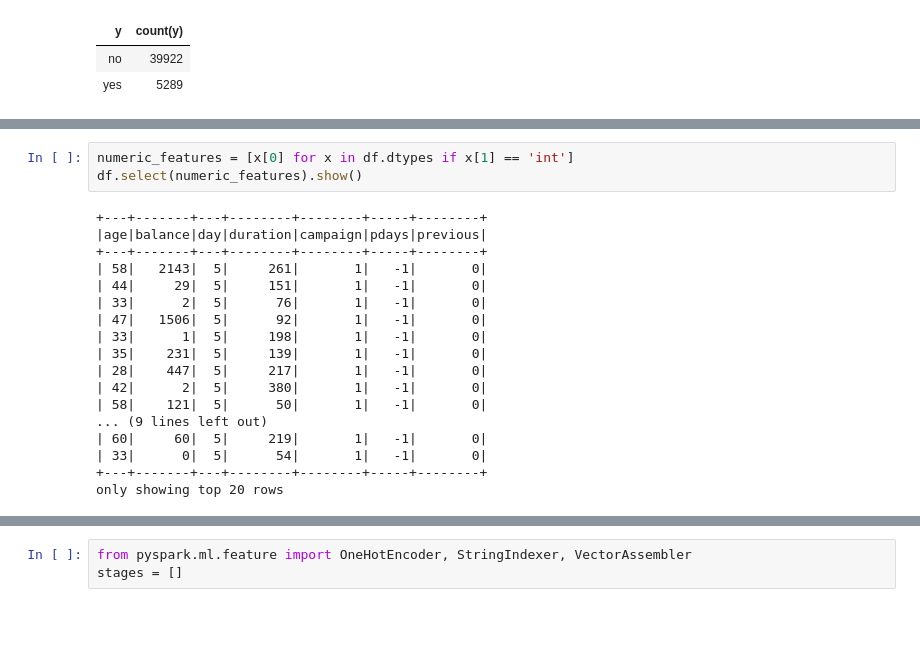
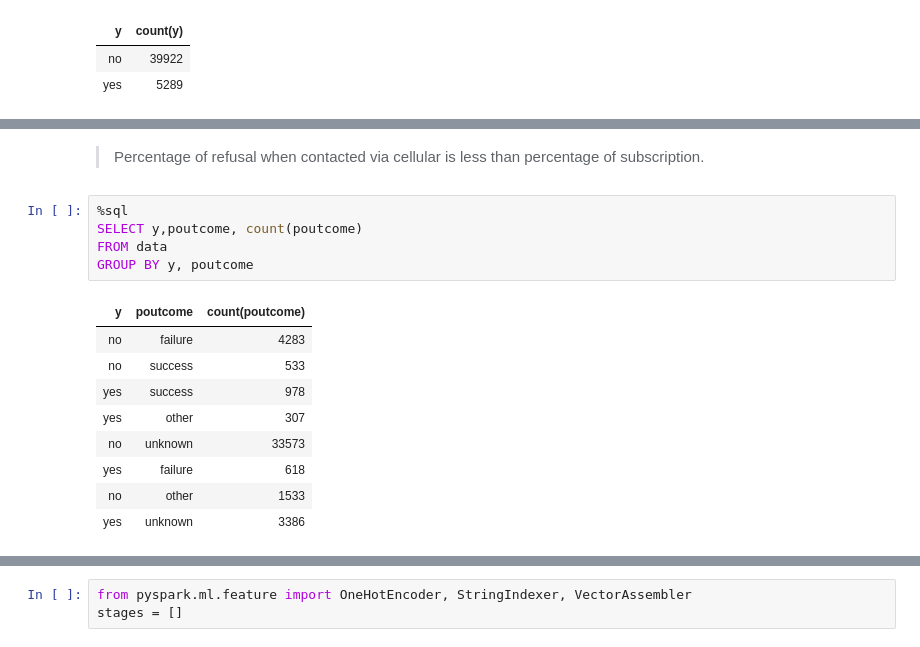
Before and after one commit to shitab16/bank-marketing-databricks, a Jupyter notebook: bankmarketing.ipynb, the cells around one changed output, grey strips where cells are left out. Saved outputs shown, nothing was run; the diff lists cells and outputs as text; blank space fills up the shorter version.

```diff
--- a/bankmarketing.ipynb
+++ b/bankmarketing.ipynb
@@ -176,21 +139,17 @@ ORDER BY education,y
-# %%
-numeric_features = [x[0] for x in df.dtypes if x[1] == 'int']
-df.select(numeric_features).show()
-# %% [output]
-+---+-------+---+--------+--------+-----+--------+
-|age|balance|day|duration|campaign|pdays|previous|
-+---+-------+---+--------+--------+-----+--------+
-| 58|   2143|  5|     261|       1|   -1|       0|
-| 44|     29|  5|     151|       1|   -1|       0|
-| 33|      2|  5|      76|       1|   -1|       0|
-| 47|   1506|  5|      92|       1|   -1|       0|
-| 33|      1|  5|     198|       1|   -1|       0|
-| 35|    231|  5|     139|       1|   -1|       0|
-| 28|    447|  5|     217|       1|   -1|       0|
-| 42|      2|  5|     380|       1|   -1|       0|
-| 58|    121|  5|      50|       1|   -1|       0|
-... (9 lines left out)
-| 60|     60|  5|     219|       1|   -1|       0|
-| 33|      0|  5|      54|       1|   -1|       0|
-+---+-------+---+--------+--------+-----+--------+
-only showing top 20 rows
+# %% [markdown]
+> Percentage of refusal when contacted via cellular is less than percentage of subscription.
+# %%
+%sql
+SELECT y,poutcome, count(poutcome)
+FROM data
+GROUP BY y, poutcome
+# %% [output]
+| y | poutcome | count(poutcome) |
+| no | failure | 4283 |
+| no | success | 533 |
+| yes | success | 978 |
+| yes | other | 307 |
+| no | unknown | 33573 |
+| yes | failure | 618 |
+| no | other | 1533 |
+| yes | unknown | 3386 |
```
Also changed, not shown: parts of 32 cells of this notebook, 5 other files.
